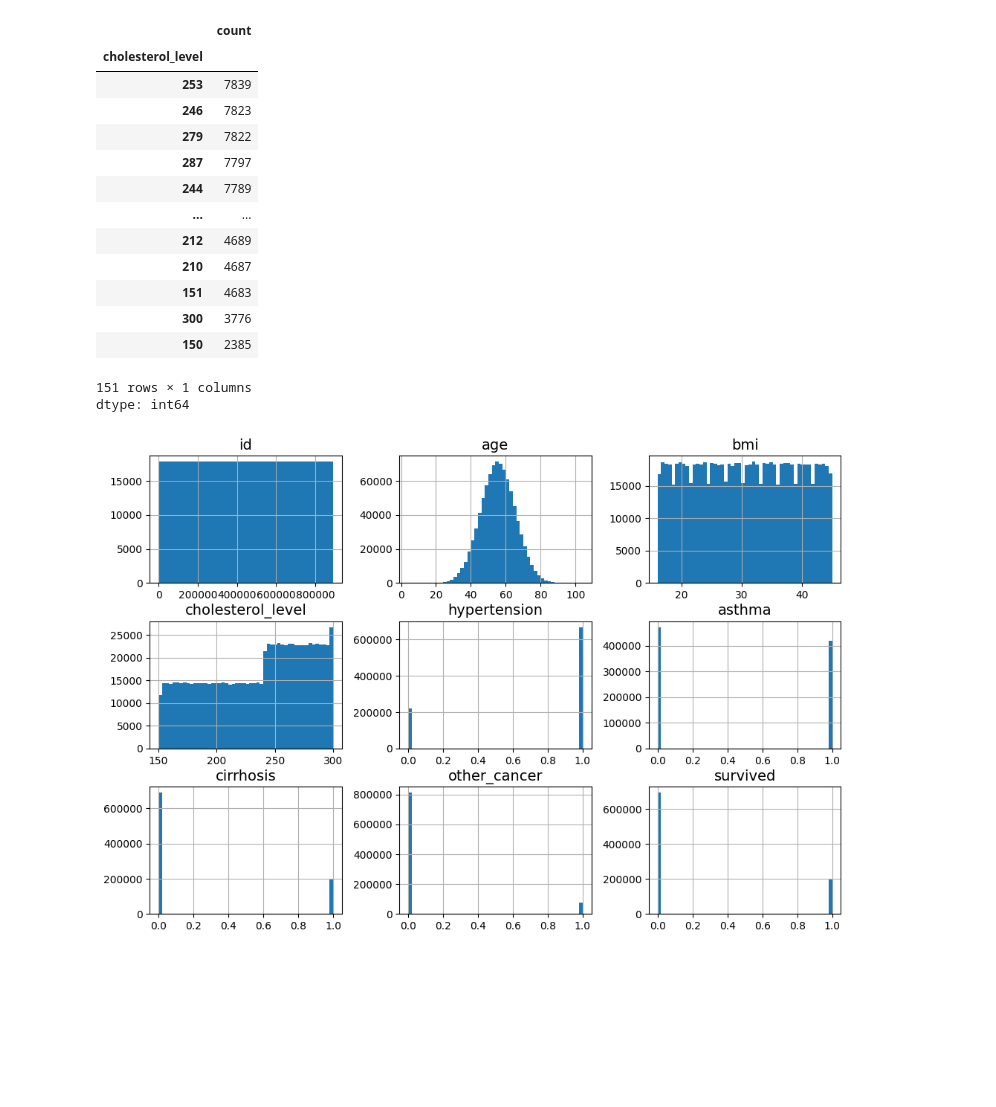
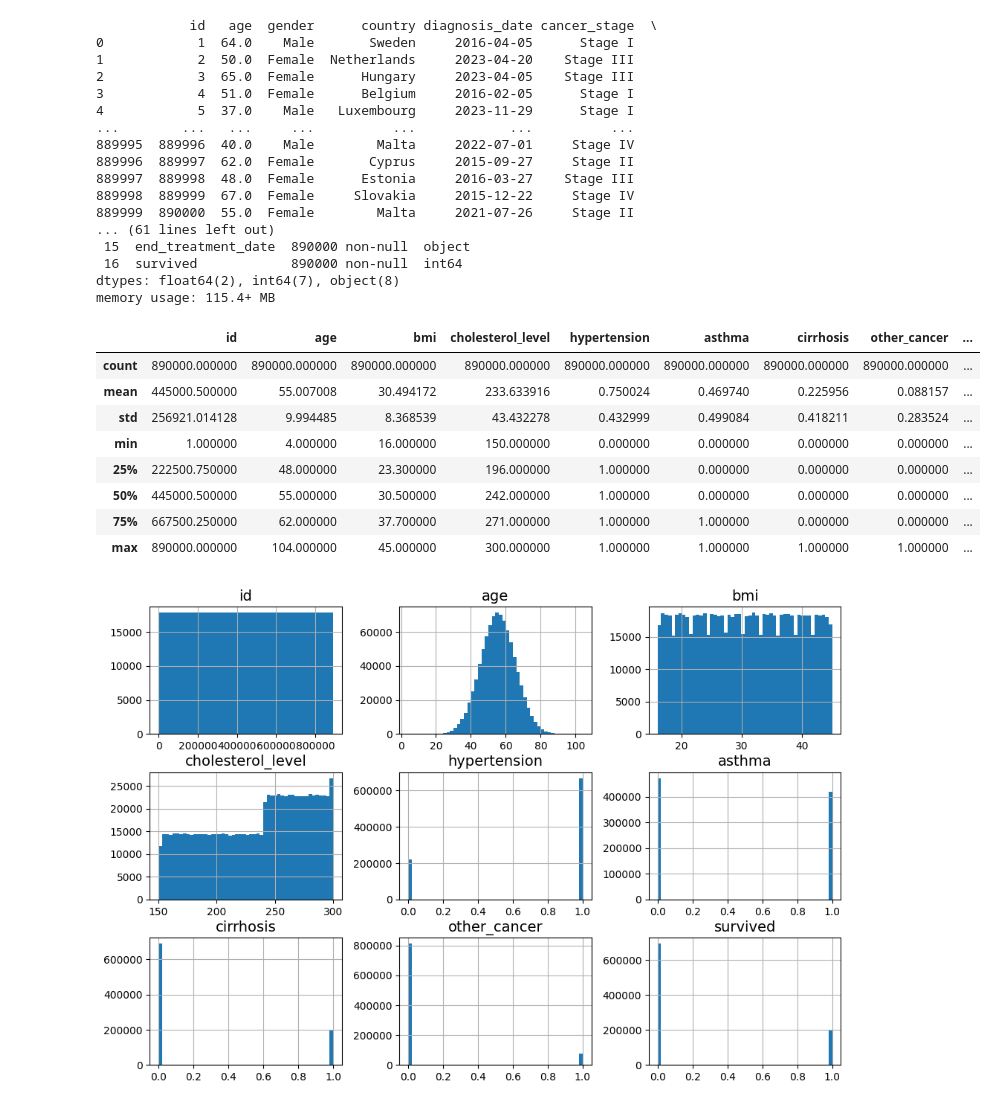
Before and after one commit to hmahaseth17/ML_LungCancer, a Jupyter notebook: Lung_Cancer_ML.ipynb, the cells around one changed output. Drawn from its saved outputs; the diff is of its cells as text; code cells hidden in the pictures; blank space fills up the shorter version.

Commit message:
did strat split and visualized some data

```diff
--- a/Lung_Cancer_ML.ipynb
+++ b/Lung_Cancer_ML.ipynb
@@ -15,27 +15,38 @@ LC_data = pd.read_csv(filepath)
 # %%
 # overview of the data
 
-#print(LC_data)
-#LC_data.head()
-#LC_data.info()
-LC_data["cholesterol_level"].value_counts()
-#LC_data.describe()
+print(LC_data)
+LC_data.head()
+LC_data.info()
+LC_data["bmi"].value_counts()
+LC_data.describe()
 # %% [output]
+            id   age  gender      country diagnosis_date cancer_stage  \
+0            1  64.0    Male       Sweden     2016-04-05      Stage I
+1            2  50.0  Female  Netherlands     2023-04-20    Stage III
+2            3  65.0  Female      Hungary     2023-04-05    Stage III
+3            4  51.0  Female      Belgium     2016-02-05      Stage I
+4            5  37.0    Male   Luxembourg     2023-11-29      Stage I
+...        ...   ...     ...          ...            ...          ...
+889995  889996  40.0    Male        Malta     2022-07-01     Stage IV
+889996  889997  62.0  Female       Cyprus     2015-09-27     Stage II
+889997  889998  48.0  Female      Estonia     2016-03-27    Stage III
+889998  889999  67.0  Female     Slovakia     2015-12-22     Stage IV
+889999  890000  55.0  Female        Malta     2021-07-26     Stage II
+... (61 lines left out)
+ 15  end_treatment_date  890000 non-null  object
+ 16  survived            890000 non-null  int64
+dtypes: float64(2), int64(7), object(8)
+memory usage: 115.4+ MB
-|  | count |
-| cholesterol_level |  |
-| 253 | 7839 |
-| 246 | 7823 |
-| 279 | 7822 |
-| 287 | 7797 |
-| 244 | 7789 |
-| ... | ... |
-| 212 | 4689 |
-| 210 | 4687 |
-| 151 | 4683 |
-| 300 | 3776 |
-| 150 | 2385 |
+|  | id | age | bmi | cholesterol_level | hypertension | asthma | cirrhosis | other_cancer | ... |
+| count | 890000.000000 | 890000.000000 | 890000.000000 | 890000.000000 | 890000.000000 | 890000.000000 | 890000.000000 | 890000.000000 | ... |
+| mean | 445000.500000 | 55.007008 | 30.494172 | 233.633916 | 0.750024 | 0.469740 | 0.225956 | 0.088157 | ... |
+| std | 256921.014128 | 9.994485 | 8.368539 | 43.432278 | 0.432999 | 0.499084 | 0.418211 | 0.283524 | ... |
+| min | 1.000000 | 4.000000 | 16.000000 | 150.000000 | 0.000000 | 0.000000 | 0.000000 | 0.000000 | ... |
+| 25% | 222500.750000 | 48.000000 | 23.300000 | 196.000000 | 1.000000 | 0.000000 | 0.000000 | 0.000000 | ... |
+| 50% | 445000.500000 | 55.000000 | 30.500000 | 242.000000 | 1.000000 | 0.000000 | 0.000000 | 0.000000 | ... |
+| 75% | 667500.250000 | 62.000000 | 37.700000 | 271.000000 | 1.000000 | 1.000000 | 0.000000 | 0.000000 | ... |
+| max | 890000.000000 | 104.000000 | 45.000000 | 300.000000 | 1.000000 | 1.000000 | 1.000000 | 1.000000 | ... |
-151 rows × 1 columns
-dtype: int64
 # %%
 # visulaize the data
 
```
Also changed, not shown: parts of 8 cells of this notebook.
